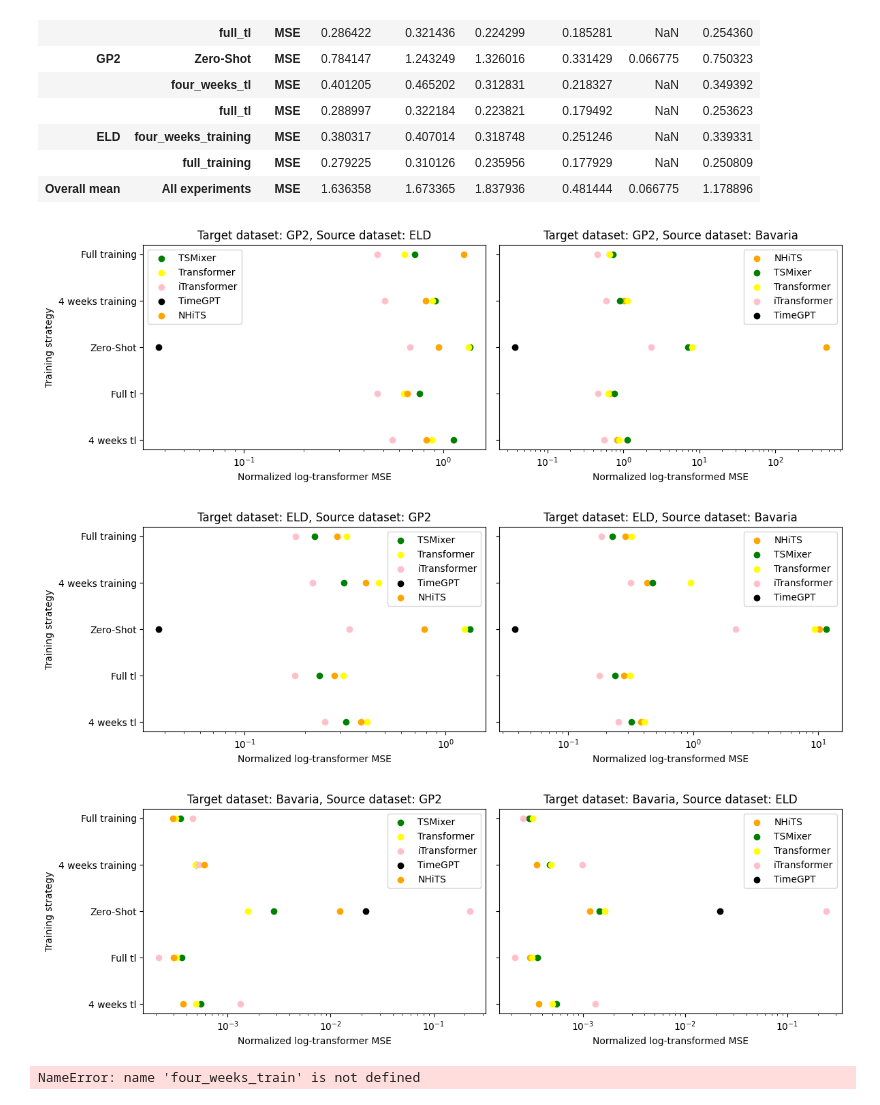
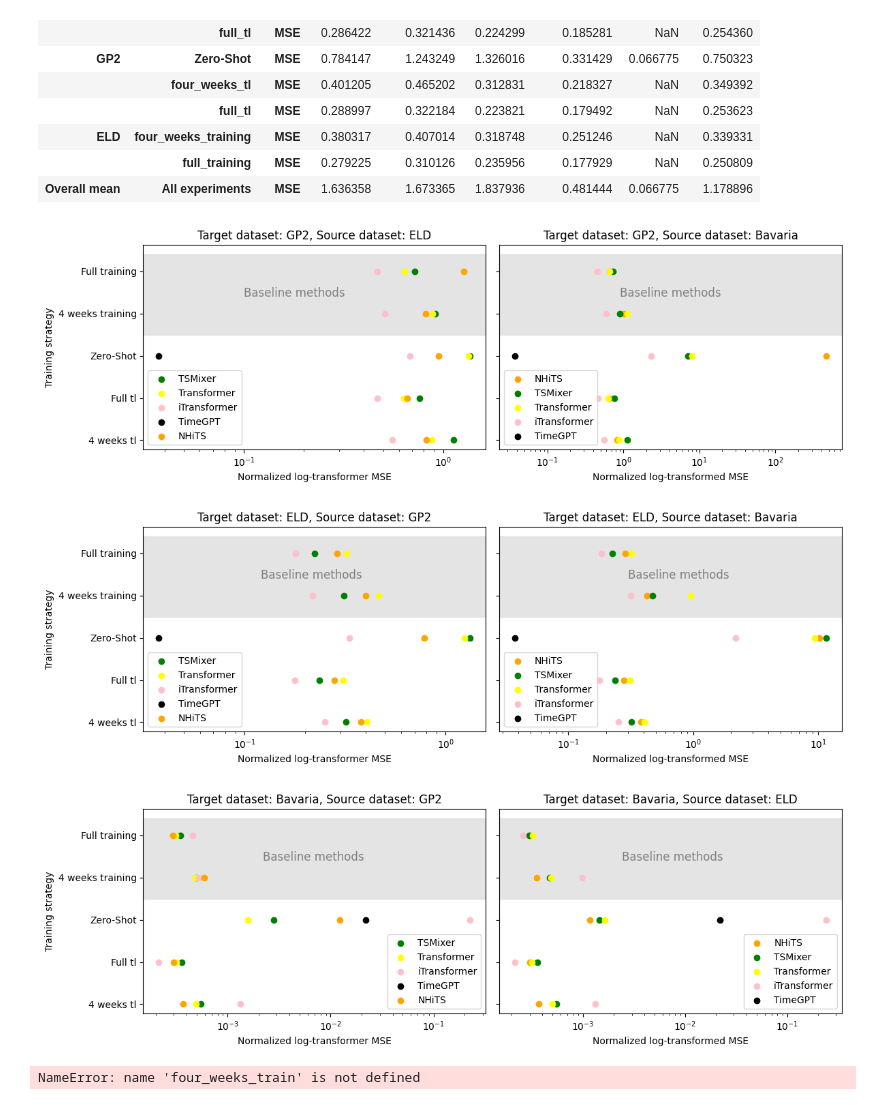
Before and after one commit to ben10ben/thesis, a Jupyter notebook: src/process_results.ipynb, the cells around one changed output. Saved outputs shown, nothing was run; the diff lists cells and outputs as text; code cells hidden in the pictures.

Commit message:
dataset metrics

```diff
--- a/src/process_results.ipynb
+++ b/src/process_results.ipynb
@@ -168,7 +168,7 @@ def create_source_dataset_metrics(model, target, source):
     return return_dict
 
 
-def visualize(target_dataset):
+def visualize(target_dataset, text_x_1, text_x_2):
     x = ["4 weeks tl", "Full tl", "Zero-Shot", "4 weeks training", "Full training"]
     datasets_dict = {"GP2" : None, "ELD": None, "Bavaria": None}
     source = {key: value for key, value in datasets_dict.items() if key != target_dataset}
@@ -184,6 +184,15 @@ def visualize(target_dataset):
     key_1, key_2 = source.keys()
 
     fig, (ax1, ax2) = plt.subplots(1, 2, figsize=(12, 4), sharey=True)
+    ax1.axhspan(2.5, 4.4, color='lightgray', alpha=0.6)
+    ax2.axhspan(2.5, 4.4, color='lightgray', alpha=0.6)
+
+    ax1.text(text_x_1, 3.4, 'Baseline methods', fontsize=12, color='grey')
+    ax2.text(text_x_2, 3.4, 'Baseline methods', fontsize=12, color='grey')
+    #else:
+     #   ax1.text(0.1, 3.4, 'Baseline methods', fontsize=12, color='grey')
+      #  ax2.text(0.1, 3.4, 'Baseline methods', fontsize=12, color='grey')
+
     ax2.set_xscale('log')
     ax1.set_xscale('log')
 
@@ -197,41 +206,43 @@ def visualize(target_dataset):
     # Add a title and labels
     ax1.set_title(f'Target dataset: {target_dataset}, Source dataset: {key_1}')
     ax1.set_ylabel('Training strategy')
     ax1.set_xlabel('Normalized log-transformer MSE')
-
-    plt.xscale('log')
 
     # Add a legend
     ax1.legend()
 
     # second source dataset
     ax2.scatter(y_nhits[key_2], x, label="NHiTS", marker='o', color="orange")
     ax2.scatter(y_tsmixer[key_2], x,label="TSMixer", marker='o', color="green")
     ax2.scatter(y_transformer[key_2], x, label="Transformer", marker='o', color="yellow")
     ax2.scatter(y_itransformer[key_2], x, label="iTransformer", marker='o', color="pink")
     ax2.scatter(y_timegpt, x, label="TimeGPT", marker='o', color="black")
 
 
     # Add a title and labels
     ax2.set_title(f'Target dataset: {target_dataset}, Source dataset: {key_2}')
     #ax2.set_ylabel('Training strategy')
     ax2.set_xlabel('Normalized log-transformed MSE')
 
     # Add a legend
     ax2.legend()
     plt.tight_layout()
     plt.savefig(output_path / f'target_{target_dataset}.png', format='png')  # Save as PNG file
 
     plt.show()
 
 
-visualize("GP2")
-visualize("ELD")
-visualize("Bavaria")
+visualize("GP2", 0.1, 0.9)
 # %% [output]
-[figure, old version]
+[figure, new version]
-[figure, removed]
-[figure, removed]
+# %%
+visualize("ELD", 0.12, 0.3)
+# %% [output]
+[figure, added]
+# %%
+visualize("Bavaria", 0.0022, 0.0024)
+# %% [output]
+[figure, added]
 # %%
 # calculate jumpstart & asymptotic performance
 
```
Also changed, not shown: parts of 5 cells of this notebook, 10 other files.
